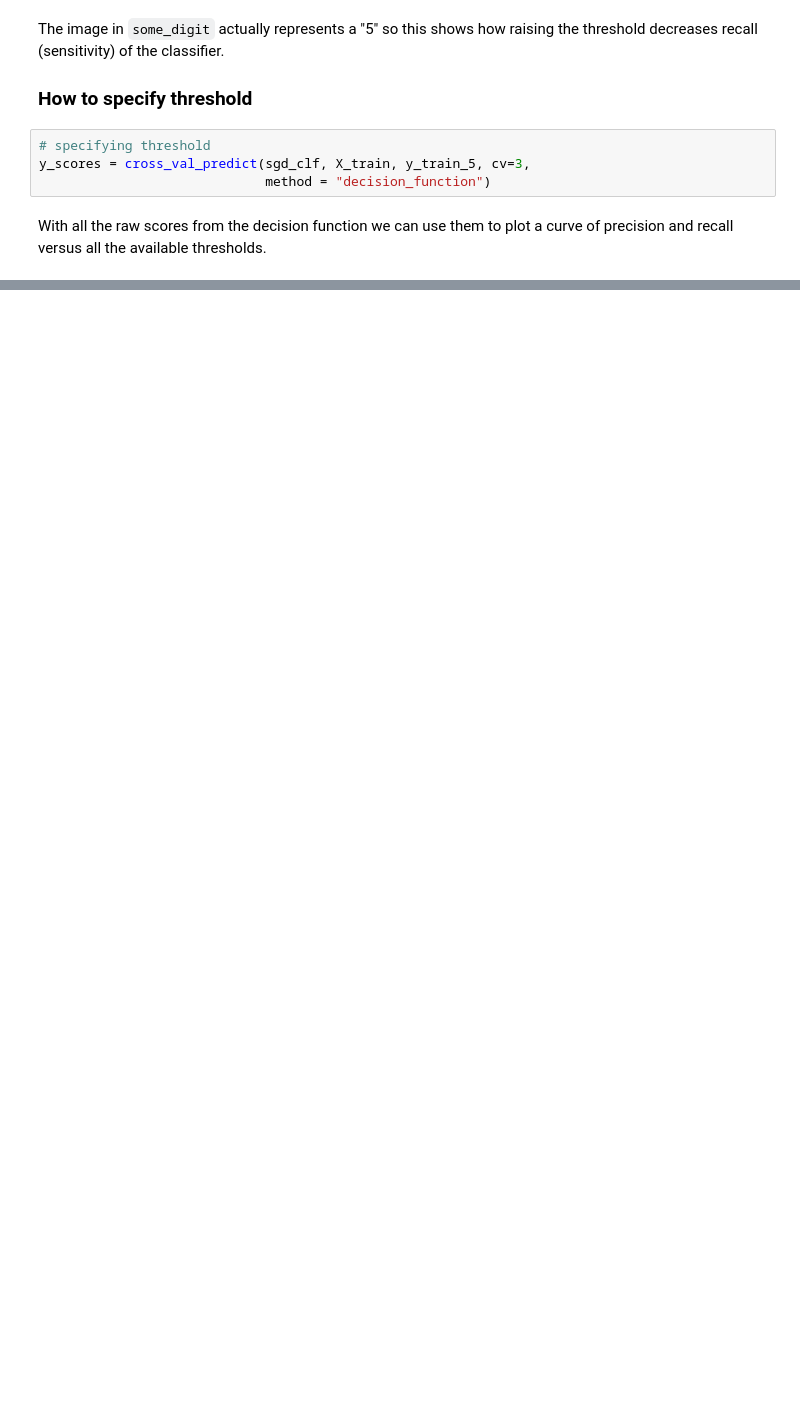
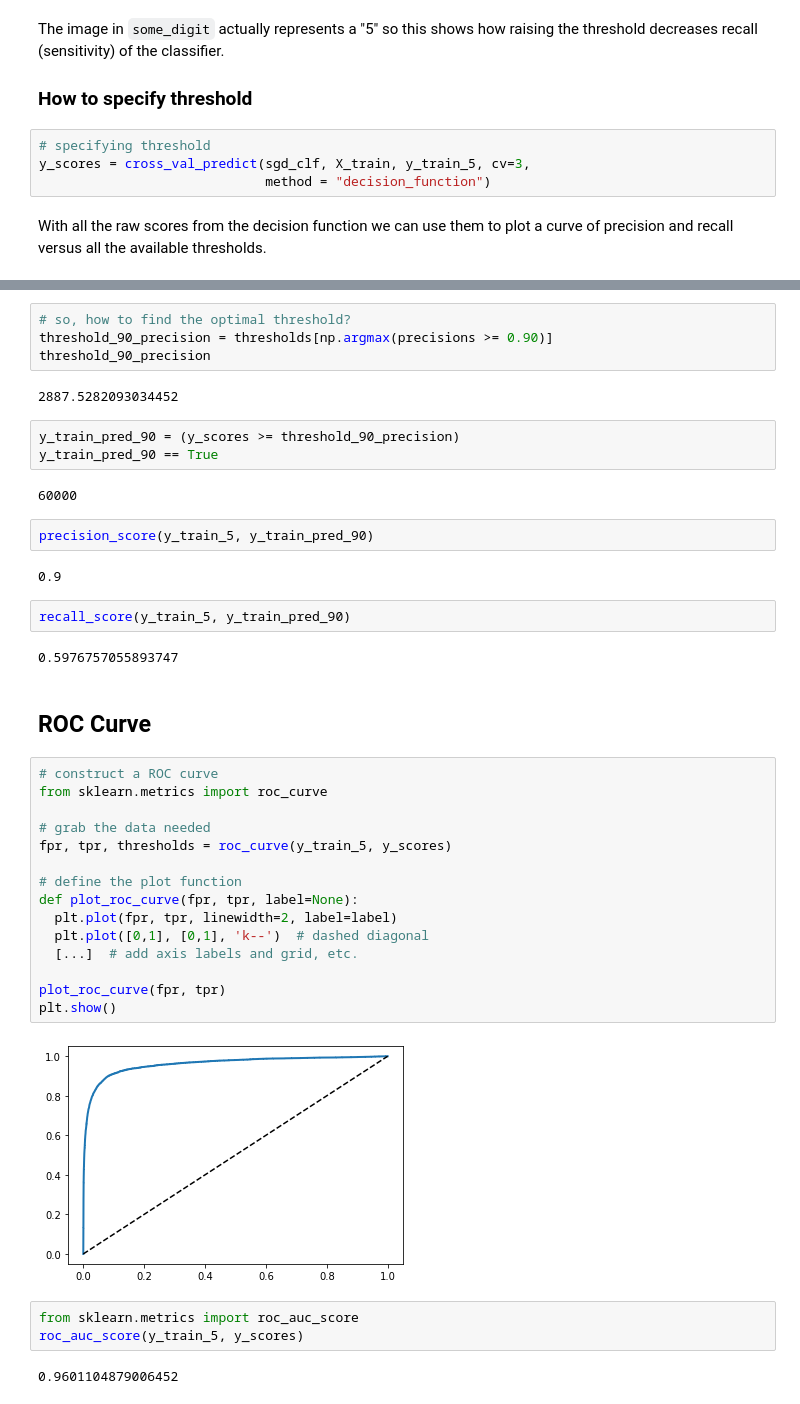
Before and after one commit to mpietrzy/handson-ml2, a Jupyter notebook: mdp_scripts/c3_classification.ipynb, the cells around one changed output, grey strips where cells are left out. Saved outputs shown, nothing was run; the diff lists cells and outputs as text; blank space fills up the shorter version.

```diff
--- a/mdp_scripts/c3_classification.ipynb
+++ b/mdp_scripts/c3_classification.ipynb
@@ -247,0 +243,43 @@ plt.show()
+# %%
+# so, how to find the optimal threshold?
+threshold_90_precision = thresholds[np.argmax(precisions >= 0.90)]
+threshold_90_precision
+# %% [output]
+2887.5282093034452
+# %%
+y_train_pred_90 = (y_scores >= threshold_90_precision)
+y_train_pred_90 == True
+# %% [output]
+60000
+# %%
+precision_score(y_train_5, y_train_pred_90)
+# %% [output]
+0.9
+# %%
+recall_score(y_train_5, y_train_pred_90)
+# %% [output]
+0.5976757055893747
+# %% [markdown]
+## ROC Curve
+# %%
+# construct a ROC curve
+from sklearn.metrics import roc_curve
+
+# grab the data needed
+fpr, tpr, thresholds = roc_curve(y_train_5, y_scores)
+
+# define the plot function
+def plot_roc_curve(fpr, tpr, label=None):
+  plt.plot(fpr, tpr, linewidth=2, label=label)
+  plt.plot([0,1], [0,1], 'k--')  # dashed diagonal
+  [...]  # add axis labels and grid, etc.
+
+plot_roc_curve(fpr, tpr)
+plt.show()
+# %% [output]
+[figure, added]
+# %%
+from sklearn.metrics import roc_auc_score
+roc_auc_score(y_train_5, y_scores)
+# %% [output]
+0.9601104879006452
```
Also changed, not shown: parts of 12 cells of this notebook.
